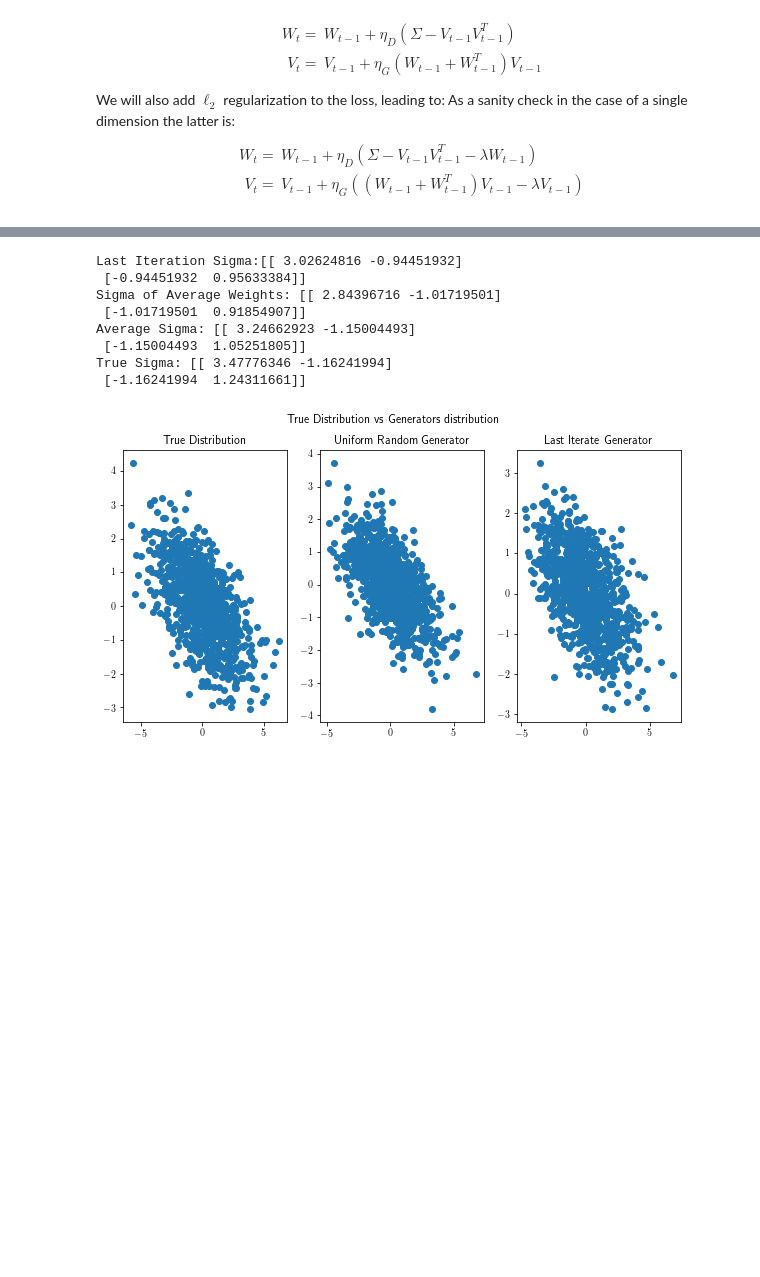
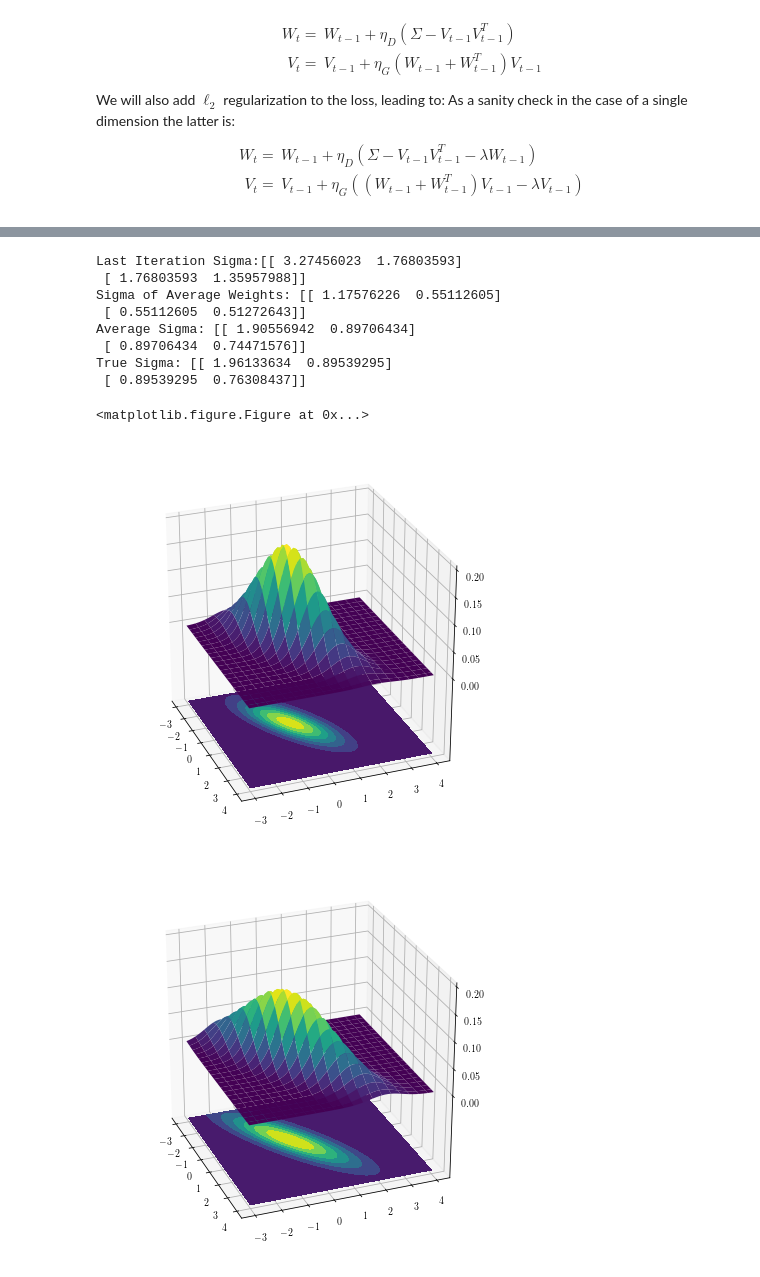
Before and after one commit to vsyrgkanis/optimistic_GAN_training, a Jupyter notebook: notebooks/Simple_GAN_example.ipynb, the cells around one changed output, grey strips where cells are left out. Cells and saved outputs as stored; diff of their text form; code cells hidden in the pictures; blank space fills up the shorter version.

```diff
--- a/notebooks/Simple_GAN_example.ipynb
+++ b/notebooks/Simple_GAN_example.ipynb
@@ -693,15 +766,15 @@ W_t =& W_{t-1} + \eta_D \left(x x^T  - V_{t-1}  z z^T V_{t-1}^T - \lambda W_{t-1
 V_t =& V_{t-1} + \eta_G \left((W_{t-1} + W_{t-1}^T) V_{t-1} z z^T - \lambda V_{t-1}\right)
 \end{align}
 # %%
-# Optimistic GD Training on the expected loss with weight regularization
+# GD Training on the expected loss with weight regularization
 T = 10000
 clip_D = 1
 eta_D = 0.02
 eta_G = 0.02
-lambda_reg = .3
+lambda_reg = .1
 W = 0.1*np.ones((T, dim, dim))
 V = 0.2*np.ones((T, dim, dim))
-minibatch = 20
+minibatch = 50
 
 nabla_w = np.zeros((T, dim, dim))
 nabla_v = np.zeros((T, dim, dim))
@@ -732,9 +805,11 @@ plot_covariance_weights(W, V)
-Last Iteration Sigma:[[ 3.02624816 -0.94451932]
- [-0.94451932  0.95633384]]
-Sigma of Average Weights: [[ 2.84396716 -1.01719501]
- [-1.01719501  0.91854907]]
-Average Sigma: [[ 3.24662923 -1.15004493]
- [-1.15004493  1.05251805]]
-True Sigma: [[ 3.47776346 -1.16241994]
- [-1.16241994  1.24311661]]
+Last Iteration Sigma:[[ 3.27456023  1.76803593]
+ [ 1.76803593  1.35957988]]
+Sigma of Average Weights: [[ 1.17576226  0.55112605]
+ [ 0.55112605  0.51272643]]
+Average Sigma: [[ 1.90556942  0.89706434]
+ [ 0.89706434  0.74471576]]
+True Sigma: [[ 1.96133634  0.89539295]
+ [ 0.89539295  0.76308437]]
+<matplotlib.figure.Figure at 0x...>
-[figure, old version]
+[figure, new version]
+[figure, added]
```
Also changed, not shown: parts of 8 cells of this notebook.
